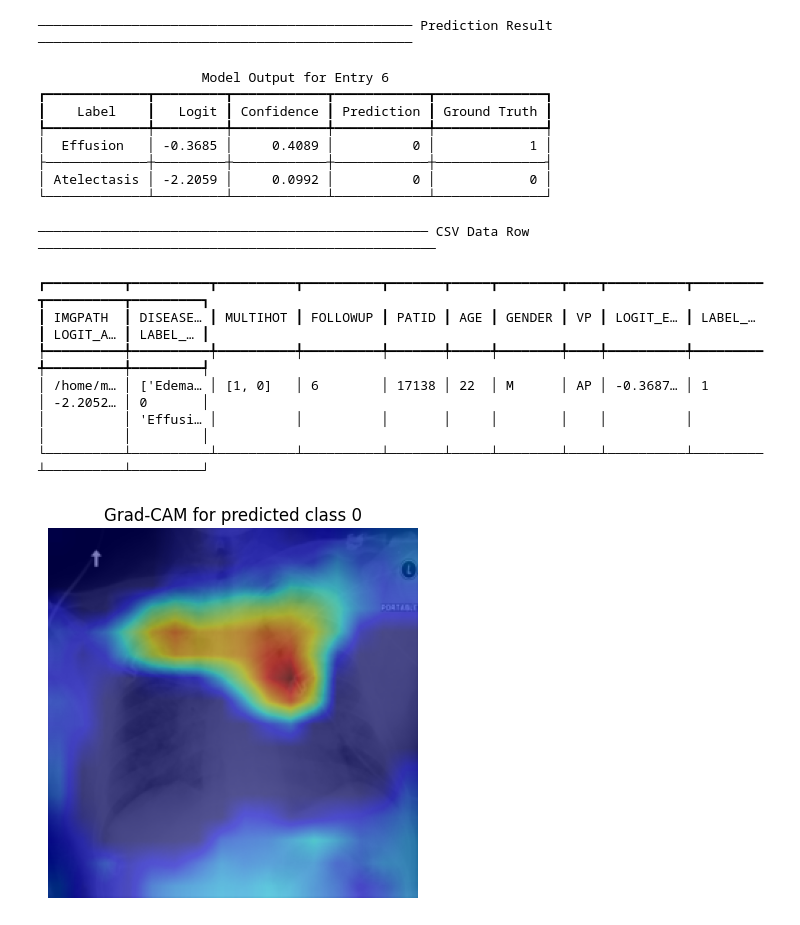
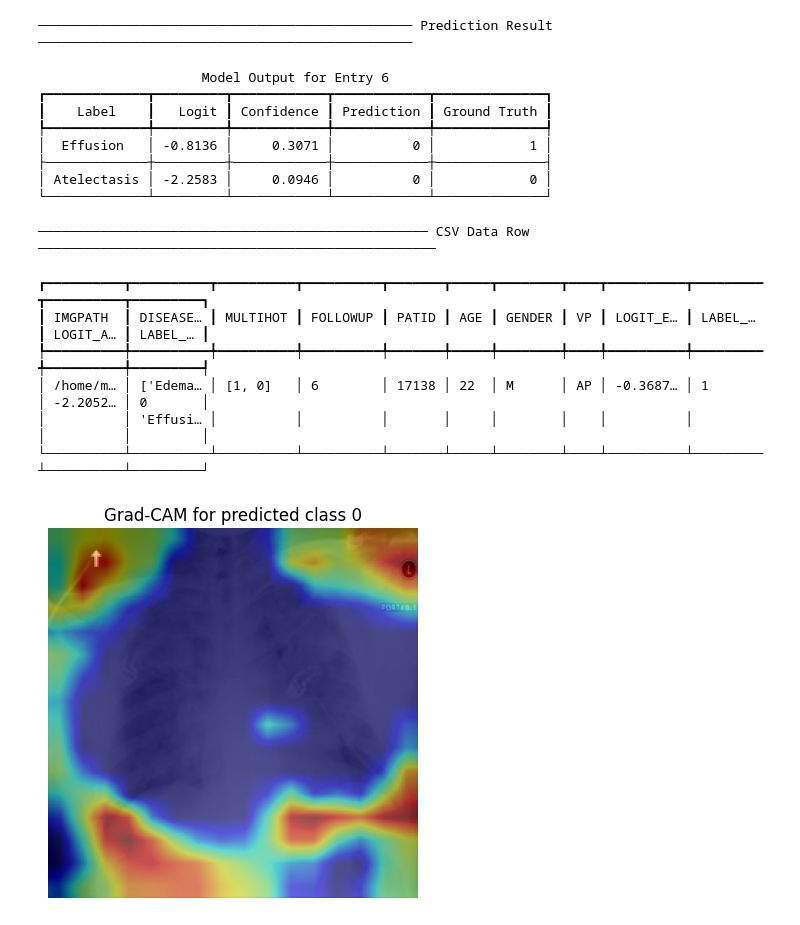
Before and after one commit to 589664/InfernoCalibNet, a Jupyter notebook: notebooks/0.3-singeImageInspect.ipynb, the cells around one changed output. Cells and saved outputs as stored; diff of their text form; code cells hidden in the pictures.

Commit message:
updated resnet50 + evalutation of the clinical experiments

```diff
--- a/notebooks/0.3-singeImageInspect.ipynb
+++ b/notebooks/0.3-singeImageInspect.ipynb
@@ -45,7 +45,7 @@ def predict_single_entry(index: int = 1000):
     row = df.iloc[index]
 
     device = torch.device("cuda" if torch.cuda.is_available() else "cpu")
-    model = InfernoCalibNet(num_classes=2).to(device)
+    model = InfernoCalibNet(num_classes=2, model_type="resnet34").to(device)
     model.load_state_dict(torch.load(CALIB_DIR / "InfernoCalibNetML.pth", weights_only=True))
     model.eval()
 
@@ -74,33 +74,33 @@ def predict_single_entry(index: int = 1000):
 
     console.print(table)
 
     console.rule("[bold cyan]CSV Data Row")
     csv_table = Table(show_header=True, header_style="bold cyan")
     for col in row.index:
         csv_table.add_column(col)
     csv_table.add_row(*[str(row[col]) for col in row.index])
     console.print(csv_table)
 
     runGradCAM(model, image_tensor, device)
 
     # return logits.numpy(), probs.numpy(), predictions.numpy(), target_tensor.numpy()
 
 predict_single_entry(index=6)
 # %% [output]
 ──────────────────────────────────────────────── Prediction Result ────────────────────────────────────────────────
                      Model Output for Entry 6
 ┏━━━━━━━━━━━━━┳━━━━━━━━━┳━━━━━━━━━━━━┳━━━━━━━━━━━━┳━━━━━━━━━━━━━━┓
 ┃    Label    ┃   Logit ┃ Confidence ┃ Prediction ┃ Ground Truth ┃
 ┡━━━━━━━━━━━━━╇━━━━━━━━━╇━━━━━━━━━━━━╇━━━━━━━━━━━━╇━━━━━━━━━━━━━━┩
-│  Effusion   │ -0.3685 │     0.4089 │          0 │            1 │
+│  Effusion   │ -0.8136 │     0.3071 │          0 │            1 │
 ├─────────────┼─────────┼────────────┼────────────┼──────────────┤
-│ Atelectasis │ -2.2059 │     0.0992 │          0 │            0 │
+│ Atelectasis │ -2.2583 │     0.0946 │          0 │            0 │
 └─────────────┴─────────┴────────────┴────────────┴──────────────┘
 ────────────────────────────────────────────────── CSV Data Row ───────────────────────────────────────────────────
 ┏━━━━━━━━━━┳━━━━━━━━━━┳━━━━━━━━━━┳━━━━━━━━━━┳━━━━━━━┳━━━━━┳━━━━━━━━┳━━━━┳━━━━━━━━━━┳━━━━━━━━━┳━━━━━━━━━━┳━━━━━━━━━┓
 ┃ IMGPATH  ┃ DISEASE… ┃ MULTIHOT ┃ FOLLOWUP ┃ PATID ┃ AGE ┃ GENDER ┃ VP ┃ LOGIT_E… ┃ LABEL_… ┃ LOGIT_A… ┃ LABEL_… ┃
 ┡━━━━━━━━━━╇━━━━━━━━━━╇━━━━━━━━━━╇━━━━━━━━━━╇━━━━━━━╇━━━━━╇━━━━━━━━╇━━━━╇━━━━━━━━━━╇━━━━━━━━━╇━━━━━━━━━━╇━━━━━━━━━┩
 │ /home/m… │ ['Edema… │ [1, 0]   │ 6        │ 17138 │ 22  │ M      │ AP │ -0.3687… │ 1       │ -2.2052… │ 0       │
 │          │ 'Effusi… │          │          │       │     │        │    │          │         │          │         │
 └──────────┴──────────┴──────────┴──────────┴───────┴─────┴────────┴────┴──────────┴─────────┴──────────┴─────────┘
-[figure, old version]
+[figure, new version]
```
Also changed, not shown: 5 other files.
